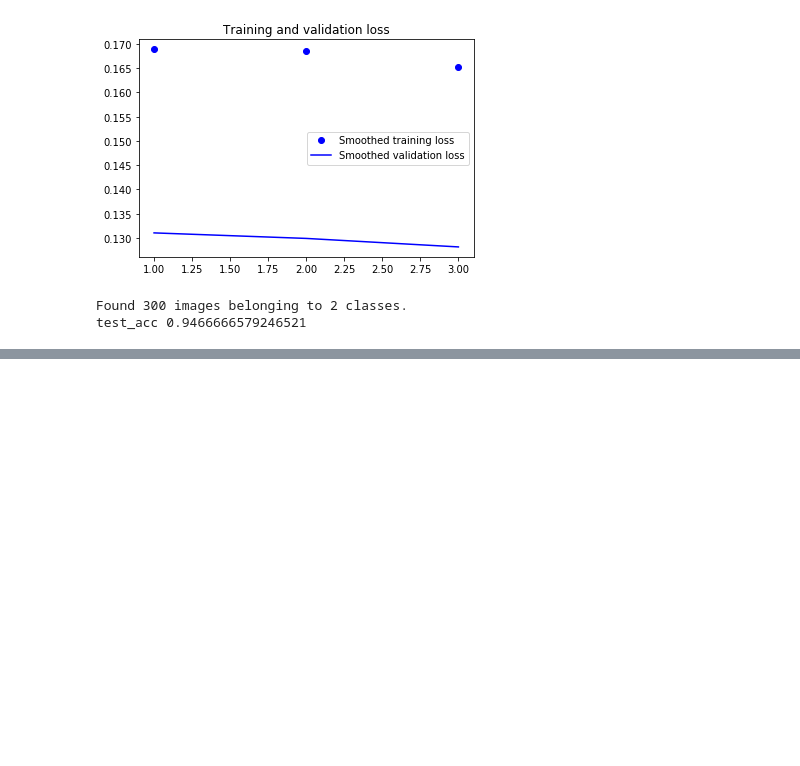
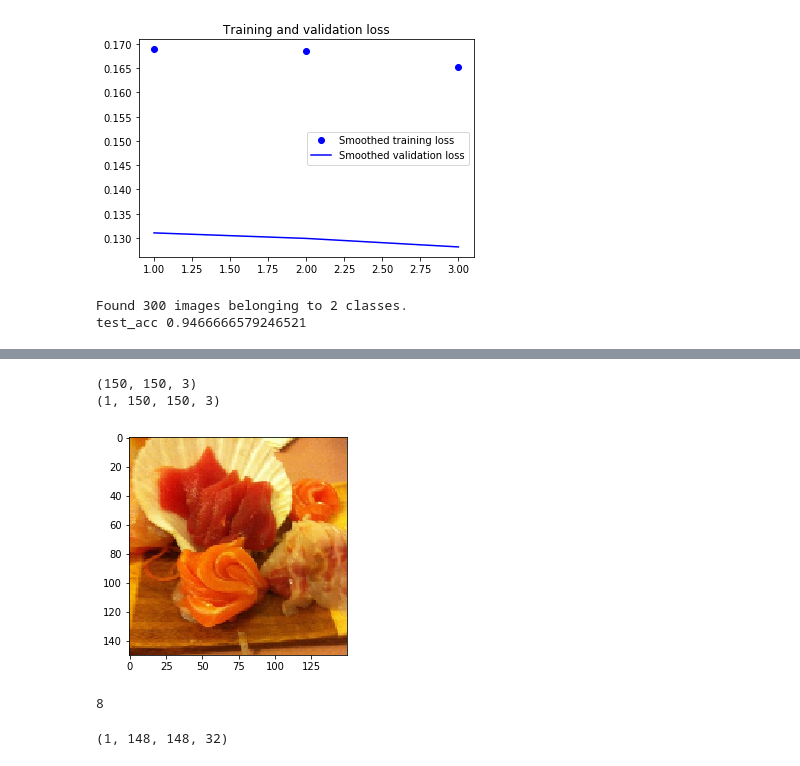
Before and after one commit to AlessandroBiagi/DataScienceProjects, a Jupyter notebook: FoodRecognition/scripts/main.ipynb, the cells around one changed output, grey strips where cells are left out. Cells and saved outputs as stored; diff of their text form; code cells hidden in the pictures; blank space fills up the shorter version.

Commit message:
adding visualizing intermediate activations

```diff
--- a/FoodRecognition/scripts/main.ipynb
+++ b/FoodRecognition/scripts/main.ipynb
@@ -734,0 +759,22 @@ test_acc 0.9466666579246521
+# %%
+img_path = '../src/food-101/test/sashimi/1039599.jpg'
+
+from keras.preprocessing import image
+import numpy as np
+
+img = image.load_img(img_path, target_size=(150, 150))
+img_tensor = image.img_to_array(img)
+print(img_tensor.shape)
+
+img_tensor = np.expand_dims(img_tensor, axis=0)
+img_tensor /= 255. # the model was trained on inputs that were preprocessed this way
+print(img_tensor.shape)
+# %% [output]
+(150, 150, 3)
+(1, 150, 150, 3)
+# %%
+import matplotlib.pyplot as plt
+plt.imshow(img_tensor[0])
+plt.show()
+# %% [output]
+[figure, added]
@@ -734,0 +786,10 @@ test_acc 0.9466666579246521
+# %%
+activations = activation_model.predict(img_tensor)
+print(len(activations))
+# %% [output]
+8
+# %%
+first_layer_activation = activations[0]
+print(first_layer_activation.shape)
+# %% [output]
+(1, 148, 148, 32)
```
Also changed, not shown: parts of 5 cells of this notebook.
